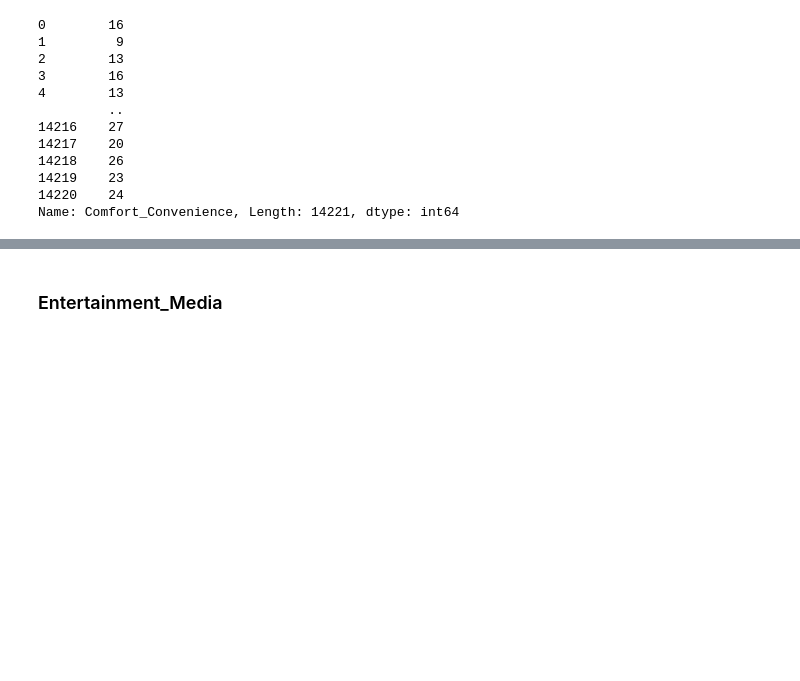
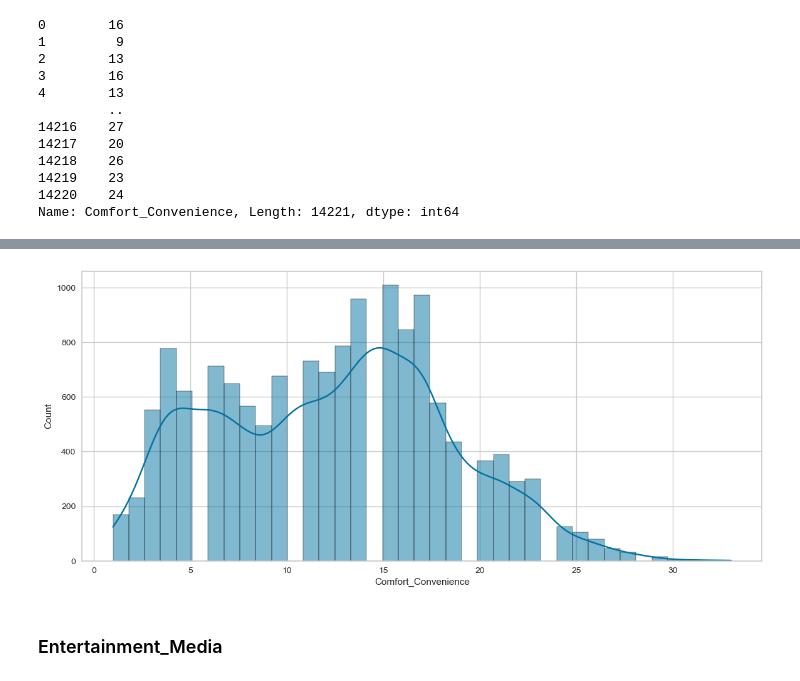
Before and after one commit to hibahdesu/ML-Portfolio, a Jupyter notebook: MLD-project/MLD project.ipynb, the cells around one changed output, grey strips where cells are left out. Drawn from its saved outputs; the diff is of its cells as text; code cells hidden in the pictures; blank space fills up the shorter version.

```diff
--- a/MLD-project/MLD project.ipynb
+++ b/MLD-project/MLD project.ipynb
@@ -728,3 +798,10 @@ Name: Comfort_Convenience, Length: 14221, dtype: int64
+# %%
+#Seeing the histplot of Comfort_Convenience
+sns.histplot(df["Comfort_Convenience"], kde=True)
+plt.show()
+#As we can see, there are low values from about 24
+# %% [output]
+[figure, added]
 # %% [markdown]
 ### Entertainment_Media
 # %%
```
Also changed, not shown: parts of 121 cells of this notebook.
